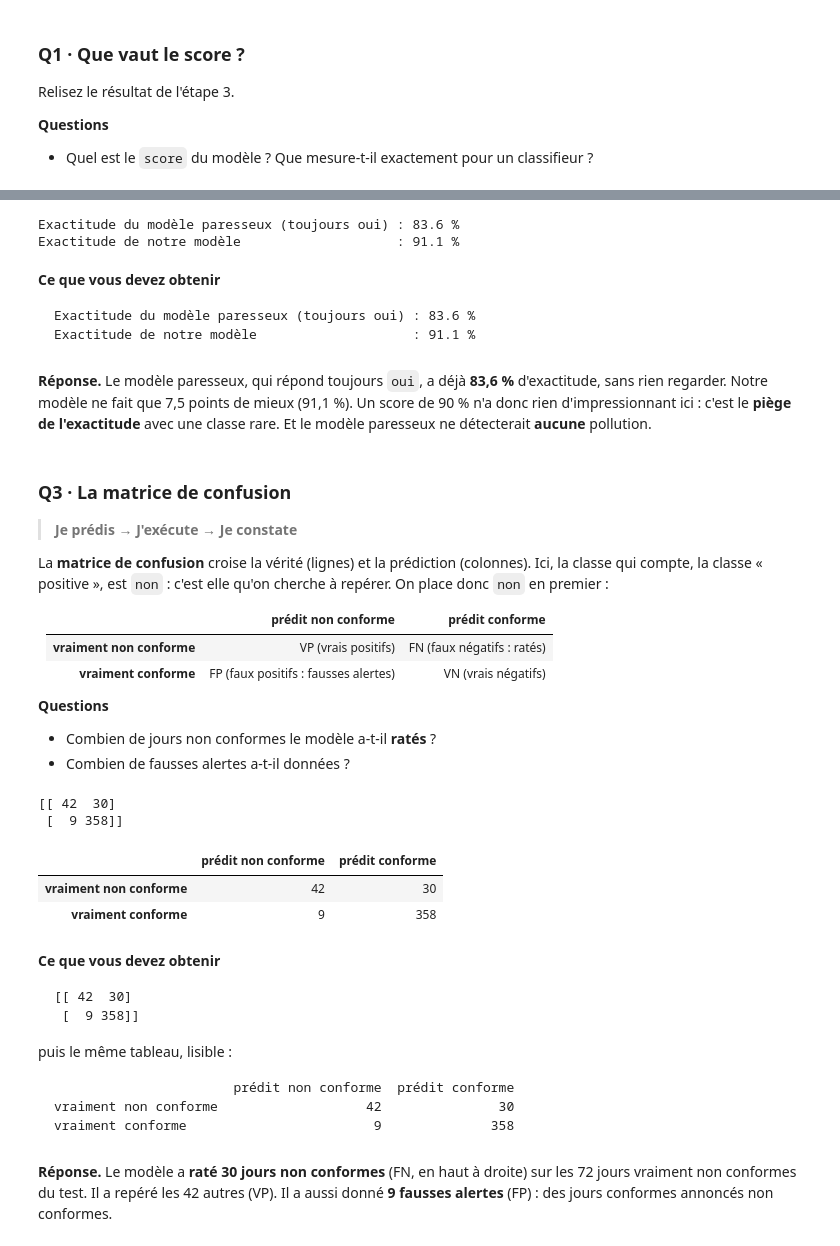
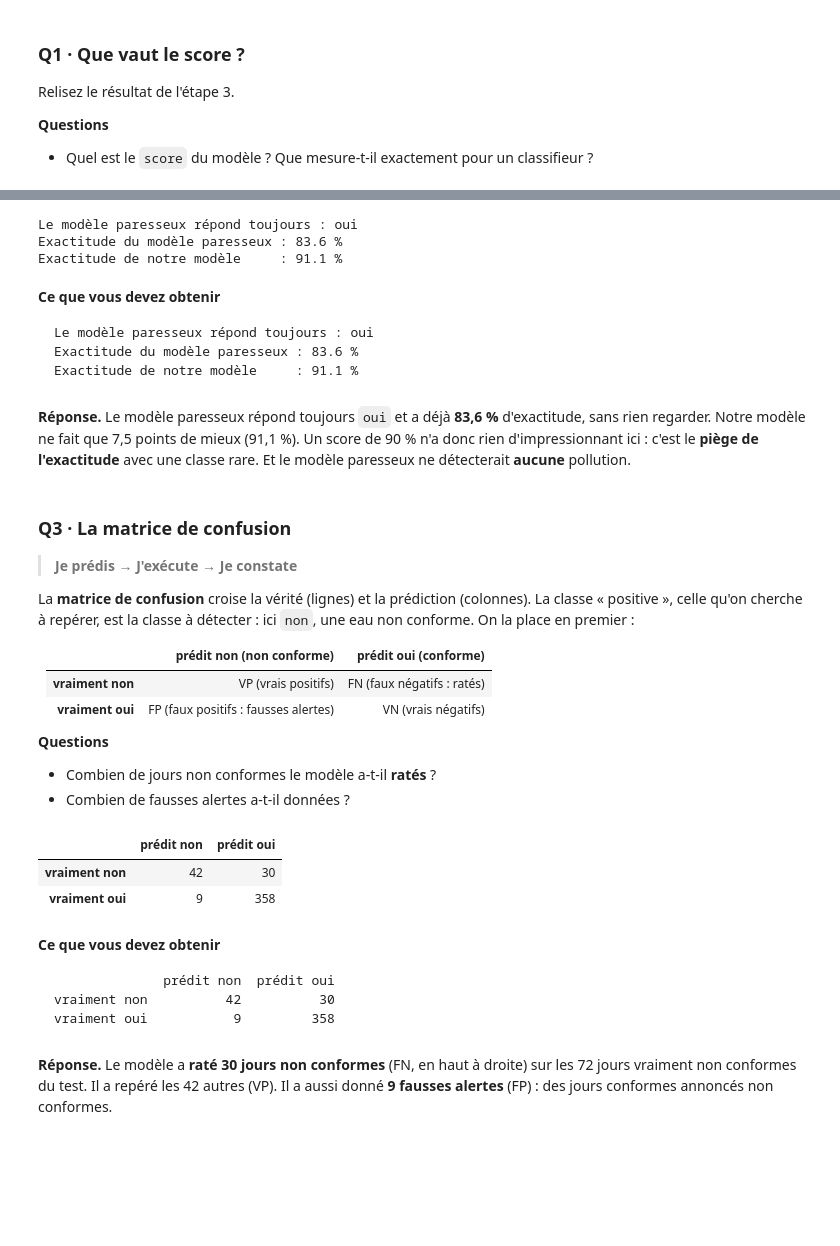
Before and after one commit to Joz84/cours_ml_ia, a Jupyter notebook: tp/classification/TP_classification_CORRIGE.ipynb, the cells around one changed output, grey strips where cells are left out. Cells and saved outputs as stored; diff of their text form; code cells hidden in the pictures; blank space fills up the shorter version.

````diff
--- a/tp/classification/TP_classification_CORRIGE.ipynb
+++ b/tp/classification/TP_classification_CORRIGE.ipynb
@@ -639,67 +680,61 @@ Un modèle « paresseux » répond **toujours `oui`**, sans rien regarder. C'est
 - Quelle est l'exactitude de ce modèle paresseux ? Comparez-la au score de votre modèle.
 - Un score de 90 % est-il impressionnant ici ?
 # %%
-part_oui = y_test.value_counts(normalize=True)["oui"]
-print("Exactitude du modèle paresseux (toujours oui) :", round(part_oui * 100, 1), "%")
-print("Exactitude de notre modèle                    :", round(exactitude * 100, 1), "%")
+classe_frequente = y_train.value_counts().index[0]
+exactitude_paresseux = (y_test == classe_frequente).mean()
+
+print("Le modèle paresseux répond toujours :", classe_frequente)
+print("Exactitude du modèle paresseux :", round(exactitude_paresseux * 100, 1), "%")
+print("Exactitude de notre modèle     :", round(exactitude * 100, 1), "%")
 # %% [output]
-Exactitude du modèle paresseux (toujours oui) : 83.6 %
-Exactitude de notre modèle                    : 91.1 %
+Le modèle paresseux répond toujours : oui
+Exactitude du modèle paresseux : 83.6 %
+Exactitude de notre modèle     : 91.1 %
 # %% [markdown]
 **Ce que vous devez obtenir**
 
 ```text
-Exactitude du modèle paresseux (toujours oui) : 83.6 %
-Exactitude de notre modèle                    : 91.1 %
+Le modèle paresseux répond toujours : oui
+Exactitude du modèle paresseux : 83.6 %
+Exactitude de notre modèle     : 91.1 %
 ```
 # %% [markdown]
-**Réponse.** Le modèle paresseux, qui répond toujours `oui`, a déjà **83,6 %** d'exactitude, sans rien regarder. Notre modèle ne fait que 7,5 points de mieux (91,1 %). Un score de 90 % n'a donc rien d'impressionnant ici : c'est le **piège de l'exactitude** avec une classe rare. Et le modèle paresseux ne détecterait **aucune** pollution.
+**Réponse.** Le modèle paresseux répond toujours `oui` et a déjà **83,6 %** d'exactitude, sans rien regarder. Notre modèle ne fait que 7,5 points de mieux (91,1 %). Un score de 90 % n'a donc rien d'impressionnant ici : c'est le **piège de l'exactitude** avec une classe rare. Et le modèle paresseux ne détecterait **aucune** pollution.
 # %% [markdown]
 ### Q3 · La matrice de confusion
 
 > **Je prédis → J'exécute → Je constate**
 
-La **matrice de confusion** croise la vérité (lignes) et la prédiction (colonnes). Ici, la classe qui compte, la classe « positive », est `non` : c'est elle qu'on cherche à repérer. On place donc `non` en premier :
+La **matrice de confusion** croise la vérité (lignes) et la prédiction (colonnes). La classe « positive », celle qu'on cherche à repérer, est la classe à détecter : ici `non`, une eau non conforme. On la place en premier :
 
-| | prédit non conforme | prédit conforme |
+| | prédit non (non conforme) | prédit oui (conforme) |
 |---|---|---|
-| **vraiment non conforme** | VP (vrais positifs) | FN (faux négatifs : ratés) |
-| **vraiment conforme** | FP (faux positifs : fausses alertes) | VN (vrais négatifs) |
+| **vraiment non** | VP (vrais positifs) | FN (faux négatifs : ratés) |
+| **vraiment oui** | FP (faux positifs : fausses alertes) | VN (vrais négatifs) |
 
 **Questions**
 - Combien de jours non conformes le modèle a-t-il **ratés** ?
 - Combien de fausses alertes a-t-il données ?
-# %%
-code_non = label_encoder.transform(["non"])[0]
-code_oui = label_encoder.transform(["oui"])[0]
-
-matrice = confusion_matrix(y_test_enc, y_pred, labels=[code_non, code_oui])
-print(matrice)
-
-pd.DataFrame(matrice,
-             index=["vraiment non conforme", "vraiment conforme"],
-             columns=["prédit non conforme", "prédit conforme"])
-# %% [output]
-[[ 42  30]
- [  9 358]]
-|  | prédit non conforme | prédit conforme |
-| vraiment non conforme | 42 | 30 |
-| vraiment conforme | 9 | 358 |
+# %%
+ordre = [code_positif, 1 - code_positif]       # la classe à détecter d'abord, puis l'autre
+noms = label_encoder.inverse_transform(ordre)  # leurs noms, dans le même ordre
+
+matrice = confusion_matrix(y_test_enc, y_pred, labels=ordre)
+pd.DataFrame(matrice,
+             index=["vraiment " + noms[0], "vraiment " + noms[1]],
+             columns=["prédit " + noms[0], "prédit " + noms[1]])
+# %% [output]
+|  | prédit non | prédit oui |
+| vraiment non | 42 | 30 |
+| vraiment oui | 9 | 358 |
 # %% [markdown]
 **Ce que vous devez obtenir**
 
 ```text
-[[ 42  30]
- [  9 358]]
+              prédit non  prédit oui
+vraiment non          42          30
+vraiment oui           9         358
 ```
-
-puis le même tableau, lisible :
-
-```text
-                       prédit non conforme  prédit conforme
-vraiment non conforme                   42               30
-vraiment conforme                        9              358
-```
 # %% [markdown]
 **Réponse.** Le modèle a **raté 30 jours non conformes** (FN, en haut à droite) sur les 72 jours vraiment non conformes du test. Il a repéré les 42 autres (VP). Il a aussi donné **9 fausses alertes** (FP) : des jours conformes annoncés non conformes.
 # %% [markdown]
````
Also changed, not shown: parts of 51 cells of this notebook, 7 other files.
